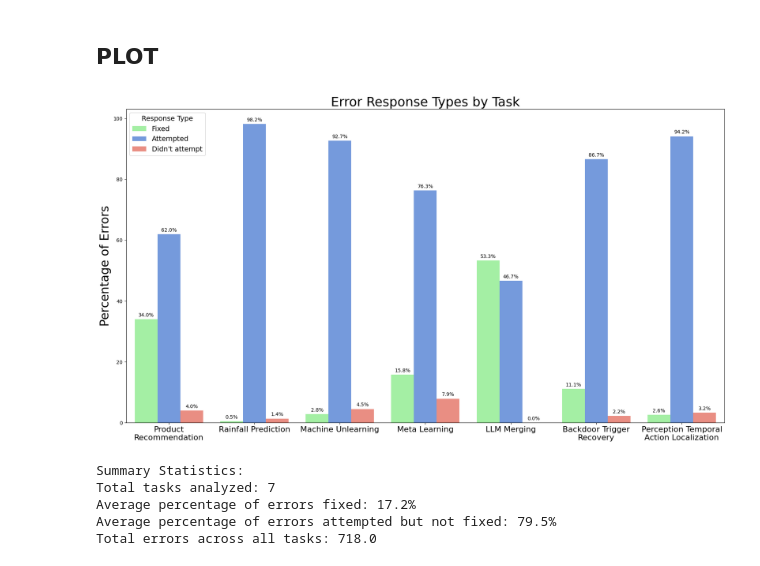
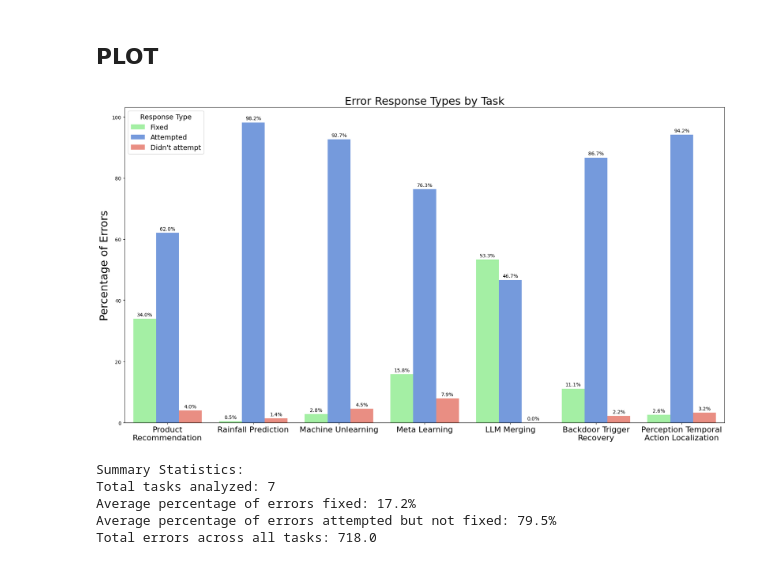
Before and after one commit to shitanshubhushan/MLRC_Bench_Gemini_trace_analysis, a Jupyter notebook: Error_completion.ipynb, the cells around one changed output. Saved outputs shown, nothing was run; the diff lists cells and outputs as text; code cells hidden in the pictures.

Commit message:
Updating Error_completion again

```diff
--- a/Error_completion.ipynb
+++ b/Error_completion.ipynb
@@ -491,36 +491,36 @@ wrapped_labels = [textwrap.fill(label, width=20) for label in df['Task']]
 ax.set_xticklabels(wrapped_labels, rotation=0, ha='center', fontsize=16)
 
 # Add percentage labels on top of each bar
 for container in ax.containers:
     ax.bar_label(container, fmt='%.1f%%', padding=3)
 
 # Set plot title and labels
-plt.title('Error Response Types by Task', fontsize=26)
-plt.ylabel('Percentage of Errors', fontsize=24)
+plt.title('Error Response Types by Task', fontsize=22)
+plt.ylabel('Percentage of Errors', fontsize=22)
 plt.xlabel('', fontsize=24)  # Empty because we have task names
 
 # Position legend inside the plot in the upper left corner
 # where it's less likely to overlap with bars
 plt.legend(title='Response Type', loc='upper left', fontsize=14, title_fontsize=14)
 
 # Adjust layout
 plt.tight_layout()
 
 os.makedirs("Error_completion", exist_ok=True)
 plt.savefig('Error_completion/error_response_by_task.pdf', dpi=300, bbox_inches='tight')
 
 # Show the plot
 plt.show()
 
 # Print summary statistics
 print("\nSummary Statistics:")
 print(f"Total tasks analyzed: {len(task_error_stats)}")
 print(f"Average percentage of errors fixed: {df['Fixed'].mean():.1f}%")
 print(f"Average percentage of errors attempted but not fixed: {df['Attempted'].mean():.1f}%")
 #print(f"Average percentage of errors not attempted: {df['Didn\\'t attempt'].mean():.1f}%")
 print(f"Total errors across all tasks: {df['total_errors'].sum()}")
 # %% [output]
-[figure, old version]
+[figure, new version]
 Summary Statistics:
 Total tasks analyzed: 7
 Average percentage of errors fixed: 17.2%
```
Also changed, not shown: 2 other files.
